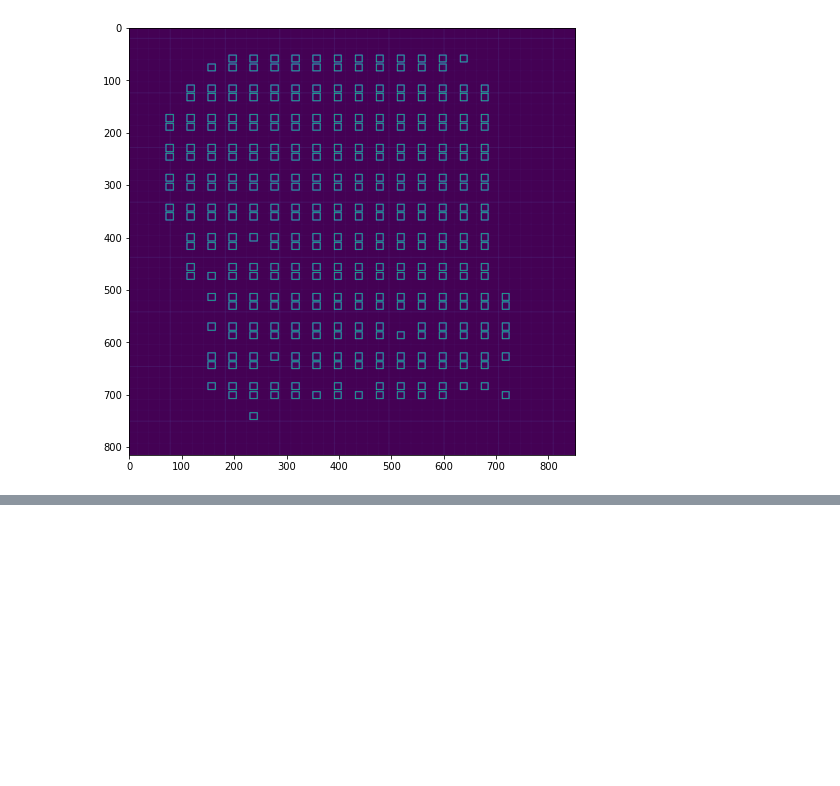
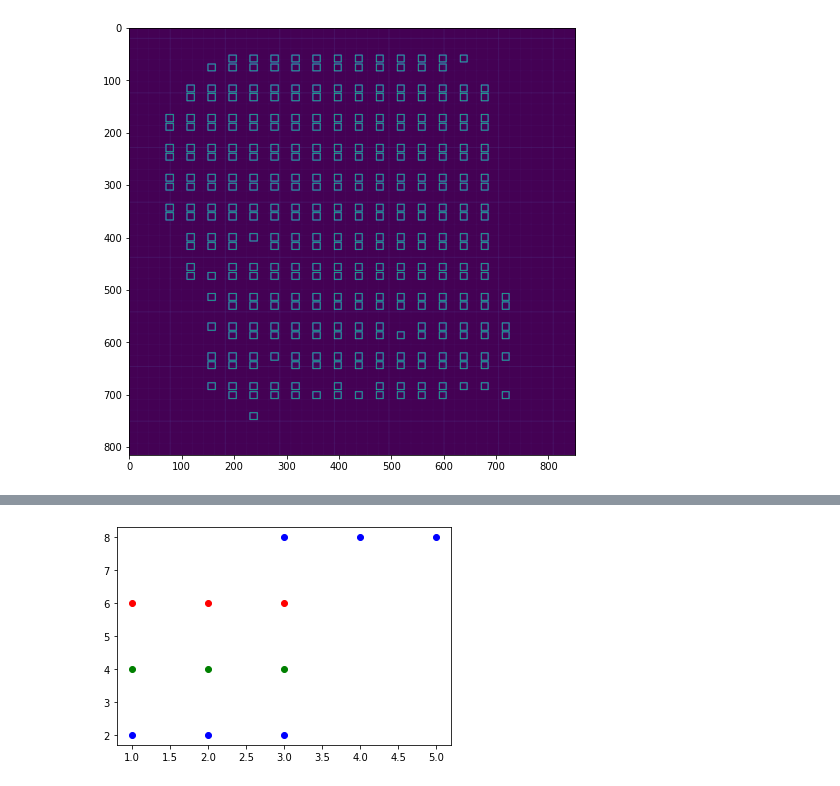
Before and after one commit to iamsmurph/SymBreak, a Jupyter notebook: rewards/MicropatternAlignment.ipynb, the cells around one changed output, grey strips where cells are left out. Saved outputs shown, nothing was run; the diff lists cells and outputs as text; code cells hidden in the pictures; blank space fills up the shorter version.

```diff
--- a/rewards/MicropatternAlignment.ipynb
+++ b/rewards/MicropatternAlignment.ipynb
@@ -166,0 +281,9 @@ plt.show()
+# %%
+x = [1,2,3,1,2,3,1,2,3,3,4,5]
+y = [2,2,2,4,4,4,6,6,6,8,8,8]
+c_ = ['b', 'b', 'b', 'g','g', 'g','r', 'r','r','b', 'b', 'b']
+
+for i, (x,y) in enumerate(zip(x,y)):
+        an = plt.scatter(x,y,c=c_[i],picker=5)
+# %% [output]
+[figure, added]
```
Also changed, not shown: parts of 2 cells of this notebook, 1 other file.
